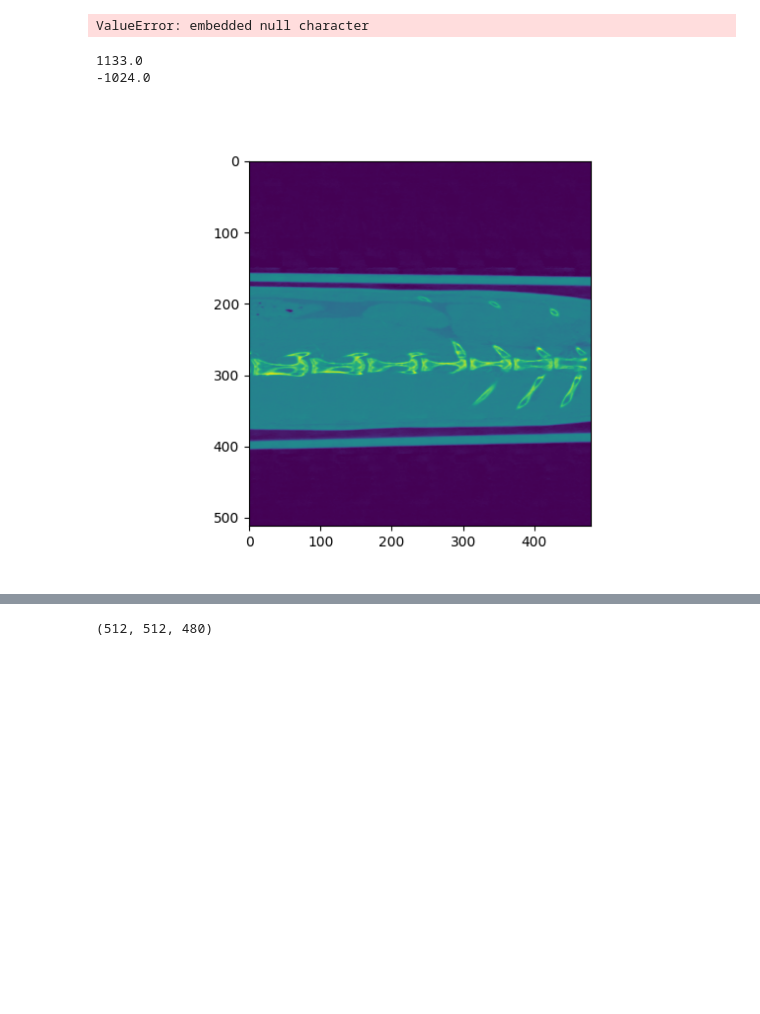
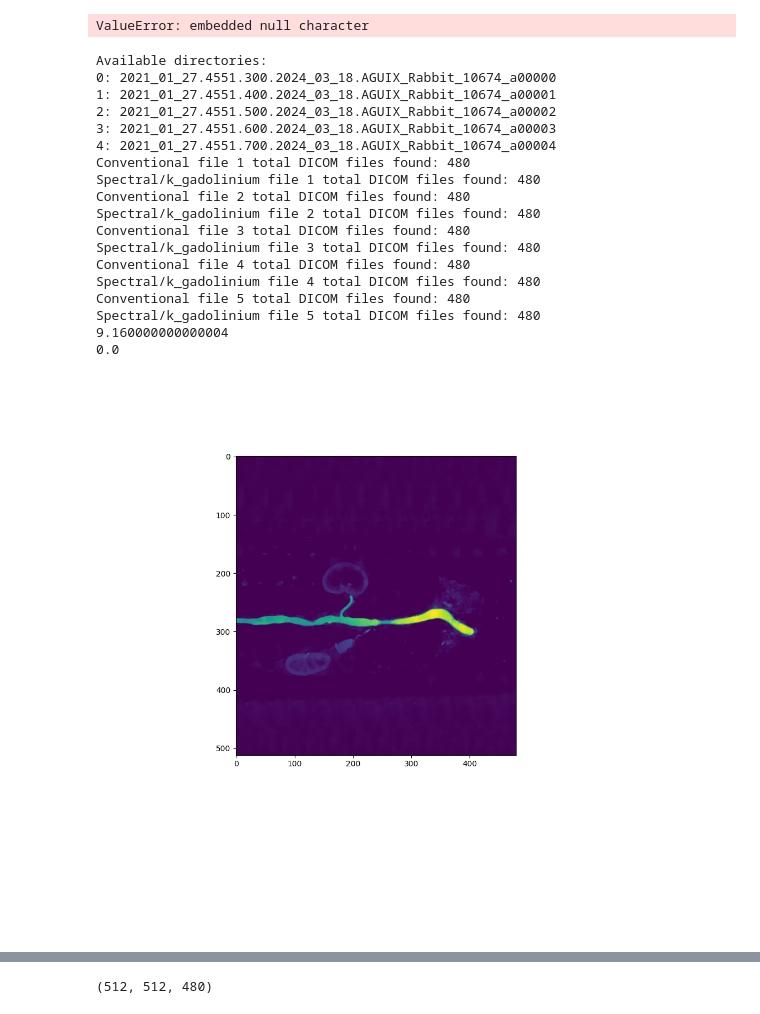
Before and after one commit to dandycodingpipe/pyKOLOR, a Jupyter notebook: notebook.ipynb, the cells around one changed output, grey strips where cells are left out. Drawn from its saved outputs; the diff is of its cells as text; code cells hidden in the pictures; blank space fills up the shorter version.

```diff
--- a/notebook.ipynb
+++ b/notebook.ipynb
@@ -44,16 +44,32 @@ ValueError: embedded null character
 # %%
 %matplotlib widget
 import matplotlib.pyplot as plt
 import numpy as np
-#viewS4 = Viewer(s6)
+viewS4 = Sample("6")
 plt.clf()
-plt.imshow(d1.acquisition[0].conventional[:,:,455])
-print(np.max(d1.acquisition[0].conventional[:,:,455]))
-print(np.min(d1.acquisition[0].conventional[:,:,455]))
-old_array = d1.acquisition[0].conventional
-plt.imshow(old_array[250,:,:])
+plt.imshow(viewS4.acquisition[0].kedge[279,:,:])
+print(np.max(viewS4.acquisition[0].kedge[279,:,:]))
+print(np.min(viewS4.acquisition[0].kedge[279,:,:]))
+#old_array = viewS4.acquisition[0].conventional
+#plt.imshow(old_array[250,:,:])
 plt.show()
 # %% [output]
-1133.0
--1024.0
+Available directories:
+0: 2021_01_27.4551.300.2024_03_18.AGUIX_Rabbit_10674_a00000
+1: 2021_01_27.4551.400.2024_03_18.AGUIX_Rabbit_10674_a00001
+2: 2021_01_27.4551.500.2024_03_18.AGUIX_Rabbit_10674_a00002
+3: 2021_01_27.4551.600.2024_03_18.AGUIX_Rabbit_10674_a00003
+4: 2021_01_27.4551.700.2024_03_18.AGUIX_Rabbit_10674_a00004
+Conventional file 1 total DICOM files found: 480
+Spectral/k_gadolinium file 1 total DICOM files found: 480
+Conventional file 2 total DICOM files found: 480
+Spectral/k_gadolinium file 2 total DICOM files found: 480
+Conventional file 3 total DICOM files found: 480
+Spectral/k_gadolinium file 3 total DICOM files found: 480
+Conventional file 4 total DICOM files found: 480
+Spectral/k_gadolinium file 4 total DICOM files found: 480
+Conventional file 5 total DICOM files found: 480
+Spectral/k_gadolinium file 5 total DICOM files found: 480
+9.160000000000004
+0.0
-[figure, old version]
+[figure, new version]
```
Also changed, not shown: parts of 14 cells of this notebook, 21 other files.
